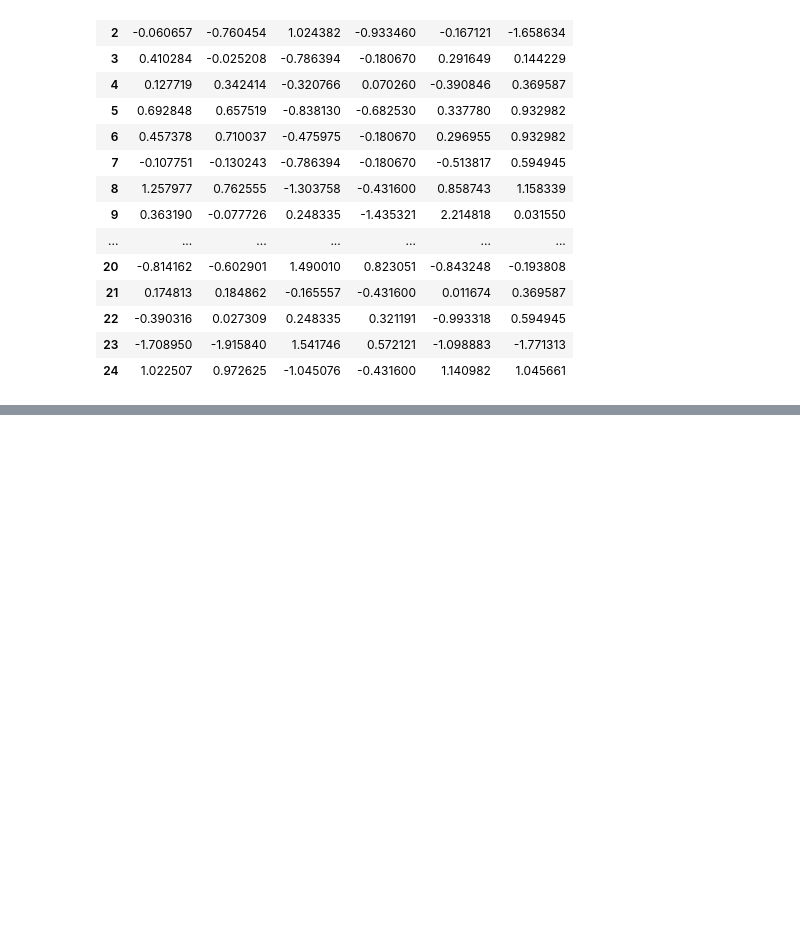
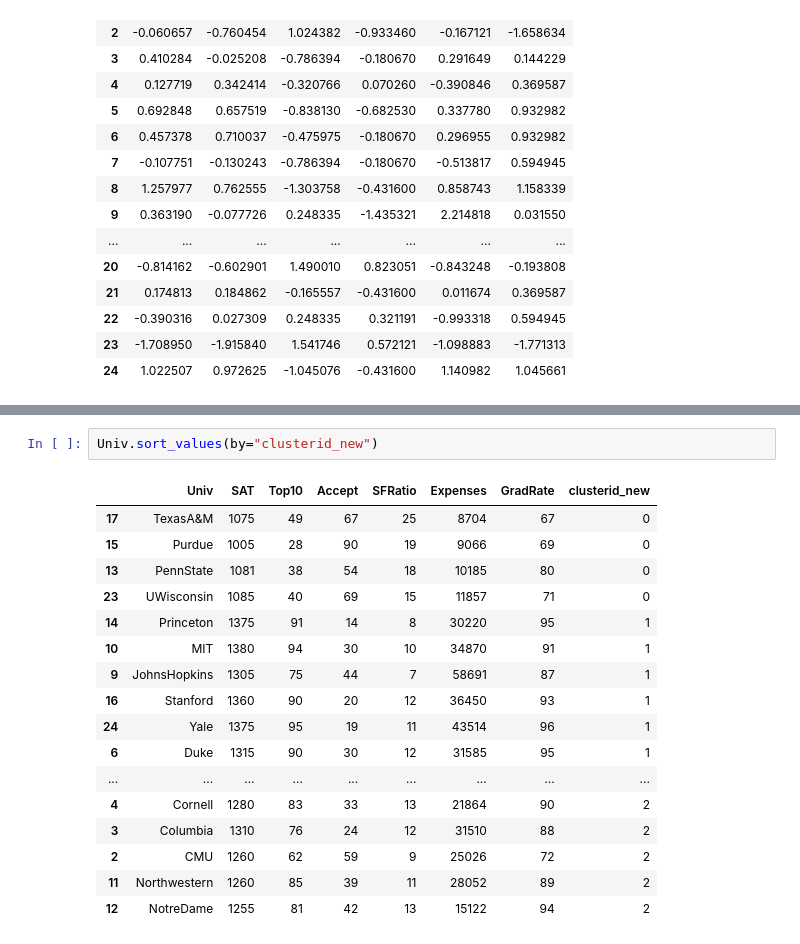
Before and after one commit to dhanushreddypogula1/amil_168, a Jupyter notebook: k-means.ipynb, the cells around one changed output, grey strips where cells are left out. Saved outputs shown, nothing was run; the diff lists cells and outputs as text; blank space fills up the shorter version.

```diff
--- a/k-means.ipynb
+++ b/k-means.ipynb
@@ -75,0 +113,20 @@ scaled_Univ_df
+# %%
+Univ.sort_values(by="clusterid_new")
+# %% [output]
+|  | Univ | SAT | Top10 | Accept | SFRatio | Expenses | GradRate | clusterid_new |
+| 17 | TexasA&M | 1075 | 49 | 67 | 25 | 8704 | 67 | 0 |
+| 15 | Purdue | 1005 | 28 | 90 | 19 | 9066 | 69 | 0 |
+| 13 | PennState | 1081 | 38 | 54 | 18 | 10185 | 80 | 0 |
+| 23 | UWisconsin | 1085 | 40 | 69 | 15 | 11857 | 71 | 0 |
+| 14 | Princeton | 1375 | 91 | 14 | 8 | 30220 | 95 | 1 |
+| 10 | MIT | 1380 | 94 | 30 | 10 | 34870 | 91 | 1 |
+| 9 | JohnsHopkins | 1305 | 75 | 44 | 7 | 58691 | 87 | 1 |
+| 16 | Stanford | 1360 | 90 | 20 | 12 | 36450 | 93 | 1 |
+| 24 | Yale | 1375 | 95 | 19 | 11 | 43514 | 96 | 1 |
+| 6 | Duke | 1315 | 90 | 30 | 12 | 31585 | 95 | 1 |
+| ... | ... | ... | ... | ... | ... | ... | ... | ... |
+| 4 | Cornell | 1280 | 83 | 33 | 13 | 21864 | 90 | 2 |
+| 3 | Columbia | 1310 | 76 | 24 | 12 | 31510 | 88 | 2 |
+| 2 | CMU | 1260 | 62 | 59 | 9 | 25026 | 72 | 2 |
+| 11 | Northwestern | 1260 | 85 | 39 | 11 | 28052 | 89 | 2 |
+| 12 | NotreDame | 1255 | 81 | 42 | 13 | 15122 | 94 | 2 |
```
Also changed, not shown: parts of 8 cells of this notebook.
